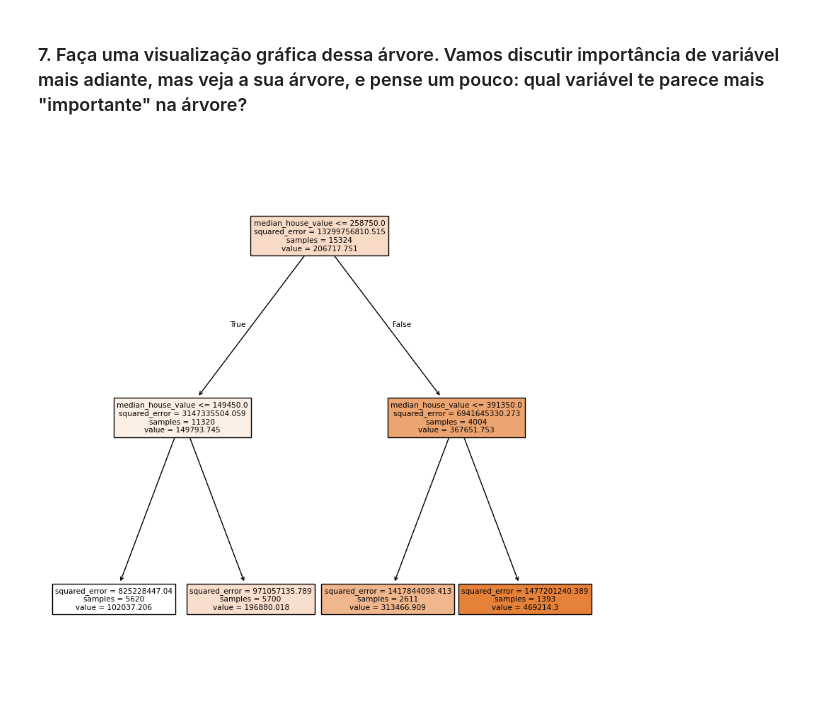
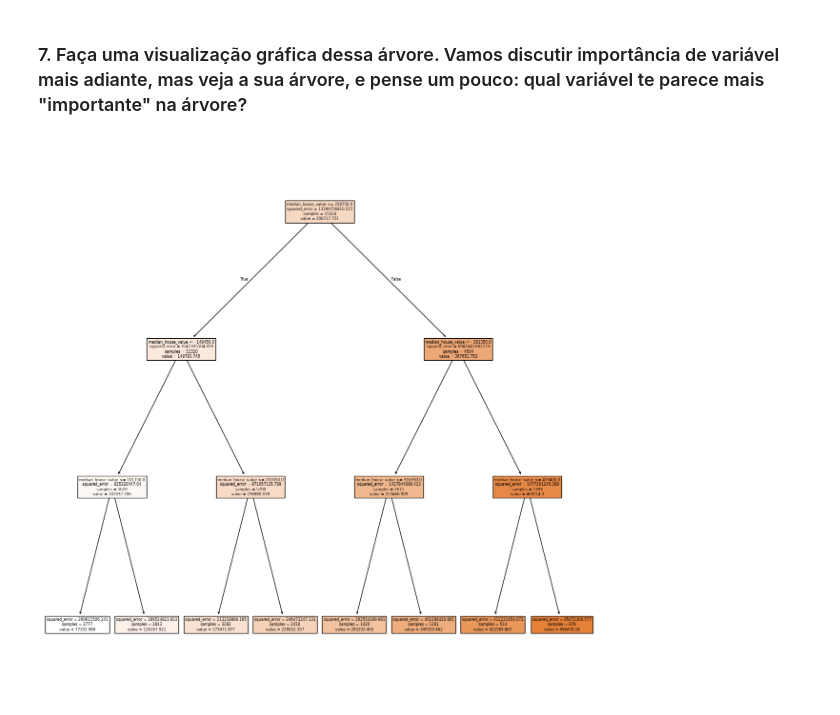
Before and after one commit to earapanos/DataScienceExcercises, a Jupyter notebook: Módulo 11 - Árvores II Parte I (árvore de regressão)/ex016.ipynb, the cells around one changed output. Drawn from its saved outputs; the diff is of its cells as text; code cells hidden in the pictures.

```diff
--- a/Módulo 11 - Árvores II Parte I (árvore de regressão)/ex016.ipynb
+++ b/Módulo 11 - Árvores II Parte I (árvore de regressão)/ex016.ipynb
@@ -83,6 +83,6 @@ ocean_proximity       20433
 dtype: int64
 # %%
 # dropando a coluna index
-df = df.drop(columns = ['index'])
-df
+X = df.drop(columns = ['index',  'households', 'population', 'total_bedrooms', 'total_rooms', 'housing_median_age', 'latitude', 'longitude']).copy()
+X
 # %% [output]
@@ -105,4 +105,5 @@ Estudando a variável ``housing_median_age`` que parece explicar melhor que as d
 Convertendo as variáveis categóricas para dummie
 # %%
 # Converte variáveis categóricas em variáveis dummy, removendo a primeira categoria para evitar multicolinearidade
-X = pd.get_dummies(df, drop_first = True)
+X = pd.get_dummies(X, drop_first = True)
+X
@@ -182,7 +194,7 @@ X_train, X_test, y_train, y_test = train_test_split(X, y, random_state=2360873)
 ### 4. Treine duas árvores, uma com profundidade máxima = 8, outra com profundidade máxima = 2.
 # %%
 # Cria dois modelos de regressão de árvore de decisão com diferentes profundidades máximas
-regr_1 = DecisionTreeRegressor(max_depth=2)
+regr_1 = DecisionTreeRegressor(max_depth=3)
 regr_2 = DecisionTreeRegressor(max_depth=8)
 
 # Ajusta os modelos aos dados de treinamento
@@ -242,13 +254,13 @@ Aqui, com uma profundidade maior, o erro caiu drasticamente. Isso sugere que o m
 # %% [markdown]
 ### 7. Faça uma visualização gráfica dessa árvore. Vamos discutir importância de variável mais adiante, mas veja a sua árvore, e pense um pouco: qual variável te parece mais "importante" na árvore?
 # %%
-plt.rc('figure', figsize=(10, 10))
+plt.rc('figure', figsize=(15, 15))
 
 # Plota a árvore de decisão ajustada no modelo 'regr_1'
 # 'feature_names' especifica os nomes das características para etiquetar os nós
 # 'filled=True' preenche os nós com cores para representar as classes ou valores de previsão
 tp = tree.plot_tree(regr_1,
                     feature_names=X.columns,
                     filled=True)
 # %% [output]
-[figure, old version]
+[figure, new version]
```
Also changed, not shown: parts of 6 cells of this notebook.
